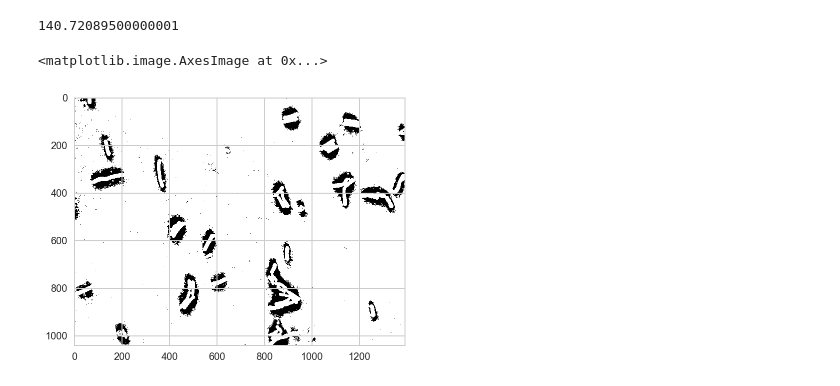
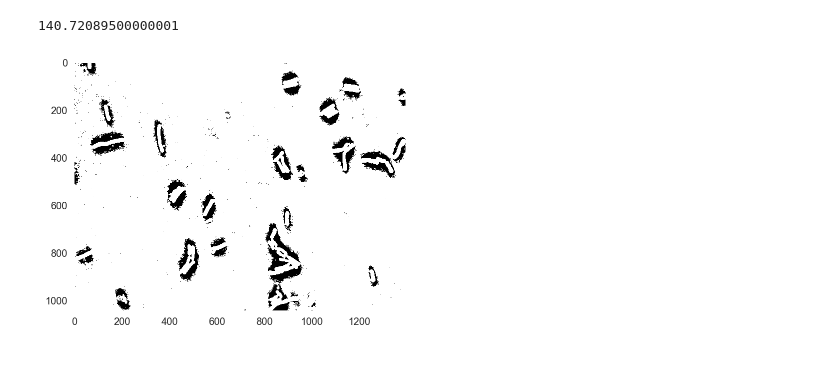
Before and after one commit to amansourian/bootcamp, a Jupyter notebook: image_processing_practice.ipynb, the cells around one changed output. Cells and saved outputs as stored; diff of their text form; code cells hidden in the pictures.

```diff
--- a/image_processing_practice.ipynb
+++ b/image_processing_practice.ipynb
@@ -92,7 +91,7 @@ np.sum(im_cfp_bw) * interpixel_dist**2
 140.72089500000001
 # %%
 im_phase_bw_otsu = im_phase < skimage.filters.threshold_otsu(im_phase)
-skimage.io.imshow(im_phase_bw_otsu)
+with sns.axes_style('dark'):
+    skimage.io.imshow(im_phase_bw_otsu)
 # %% [output]
-<matplotlib.image.AxesImage at 0x...>
-[figure, old version]
+[figure, new version]
```
Also changed, not shown: parts of 1 cell of this notebook, 1 other file.
